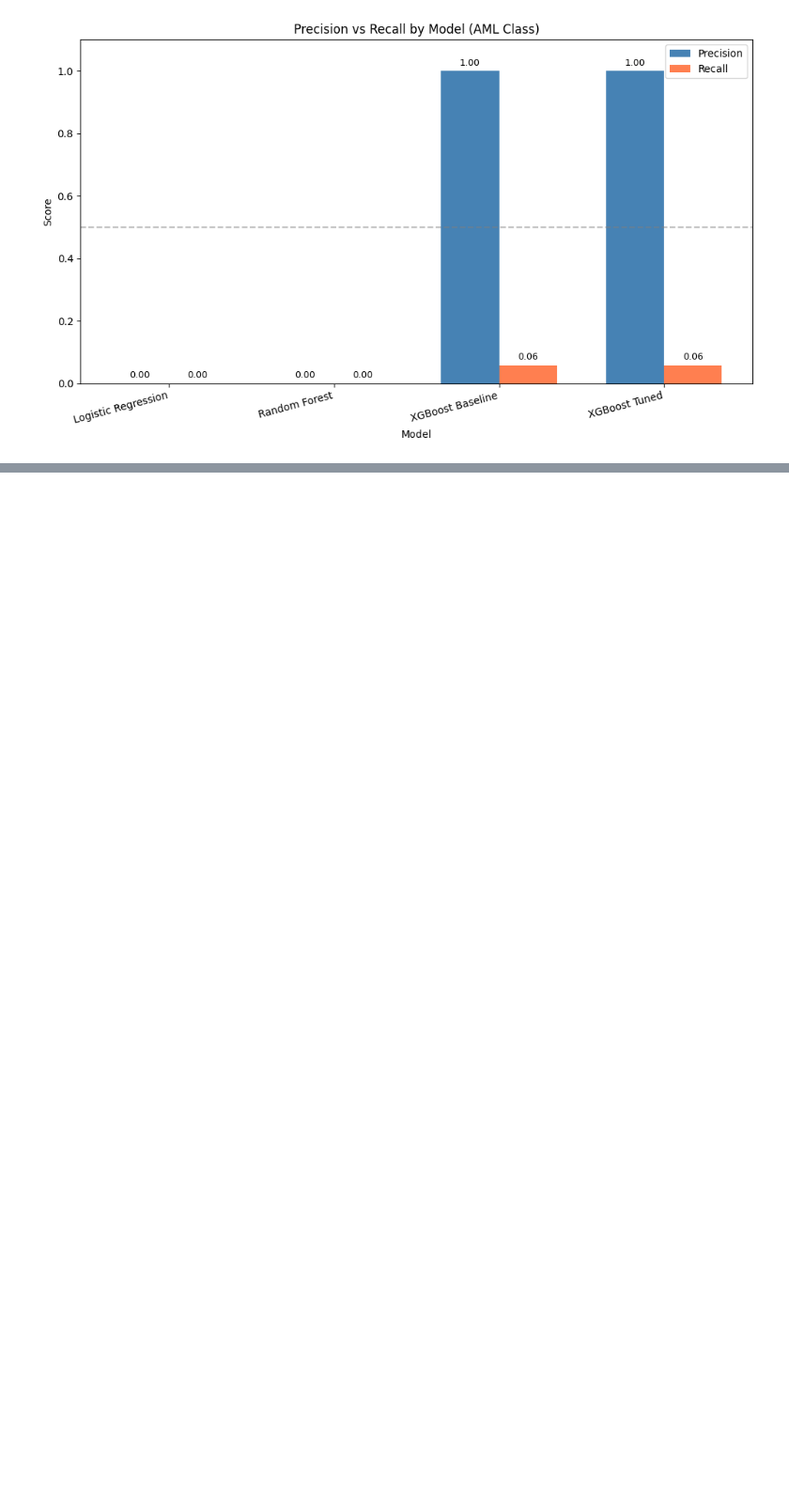
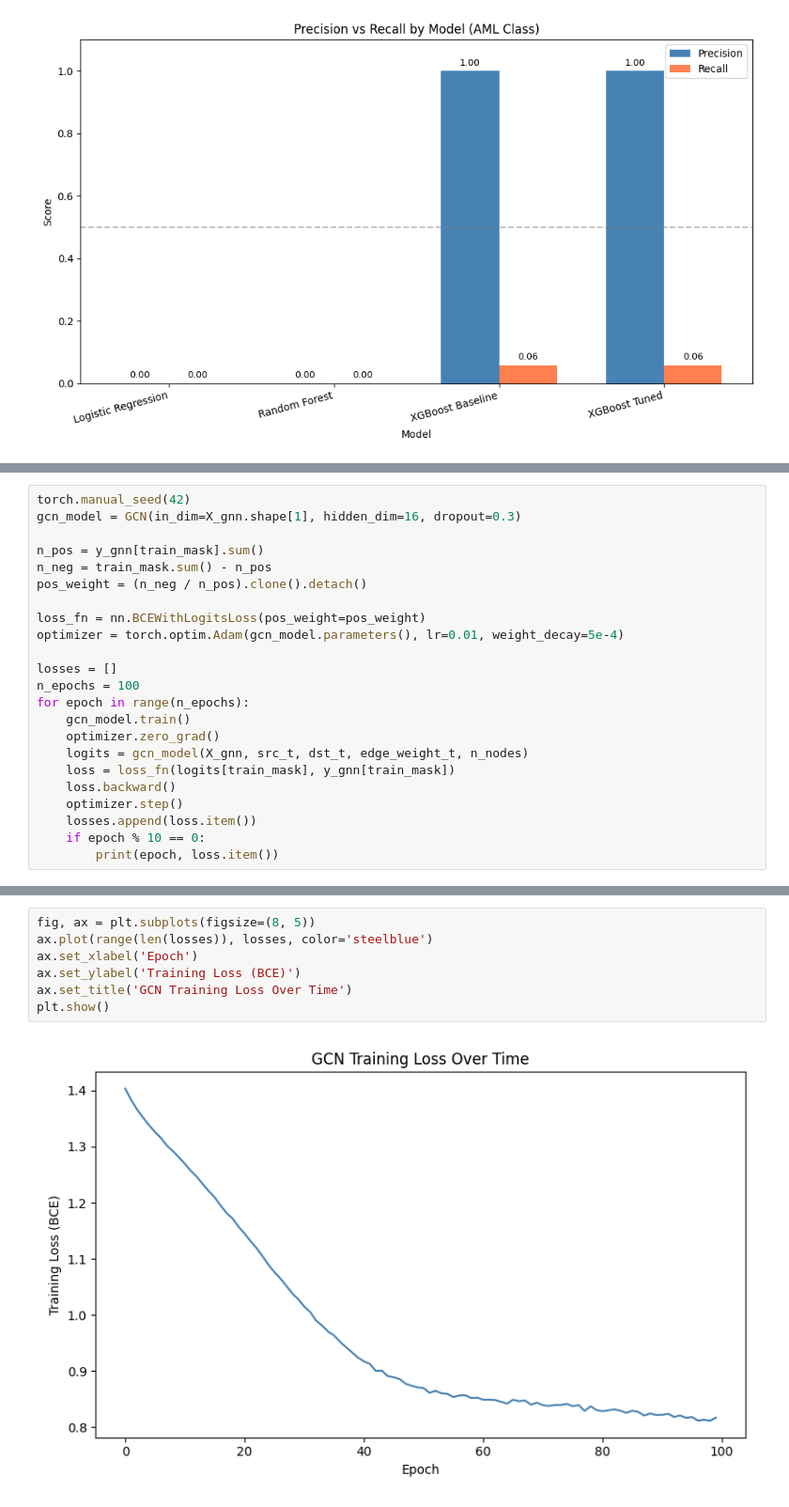
Before and after one commit to JuanSeguraA/ppi-cancer-prediction, a Jupyter notebook: ppi_cancer_prediction.ipynb, the cells around one changed output, grey strips where cells are left out. Shown at 94% size. Drawn from its saved outputs; the diff is of its cells as text; blank space fills up the shorter version.

```diff
--- a/ppi_cancer_prediction.ipynb
+++ b/ppi_cancer_prediction.ipynb
@@ -731,0 +874,23 @@ plt.show()
+# %%
+torch.manual_seed(42)
+gcn_model = GCN(in_dim=X_gnn.shape[1], hidden_dim=16, dropout=0.3)
+
+n_pos = y_gnn[train_mask].sum()
+n_neg = train_mask.sum() - n_pos
+pos_weight = (n_neg / n_pos).clone().detach()
+
+loss_fn = nn.BCEWithLogitsLoss(pos_weight=pos_weight)
+optimizer = torch.optim.Adam(gcn_model.parameters(), lr=0.01, weight_decay=5e-4)
+
+losses = []
+n_epochs = 100
+for epoch in range(n_epochs):
+    gcn_model.train()
+    optimizer.zero_grad()
+    logits = gcn_model(X_gnn, src_t, dst_t, edge_weight_t, n_nodes)
+    loss = loss_fn(logits[train_mask], y_gnn[train_mask])
+    loss.backward()
+    optimizer.step()
+    losses.append(loss.item())
+    if epoch % 10 == 0:
+        print(epoch, loss.item())
@@ -731,0 +908,9 @@ plt.show()
+# %%
+fig, ax = plt.subplots(figsize=(8, 5))
+ax.plot(range(len(losses)), losses, color='steelblue')
+ax.set_xlabel('Epoch')
+ax.set_ylabel('Training Loss (BCE)')
+ax.set_title('GCN Training Loss Over Time')
+plt.show()
+# %% [output]
+[figure, added]
```
Also changed, not shown: parts of 20 cells of this notebook, 3 other files.
